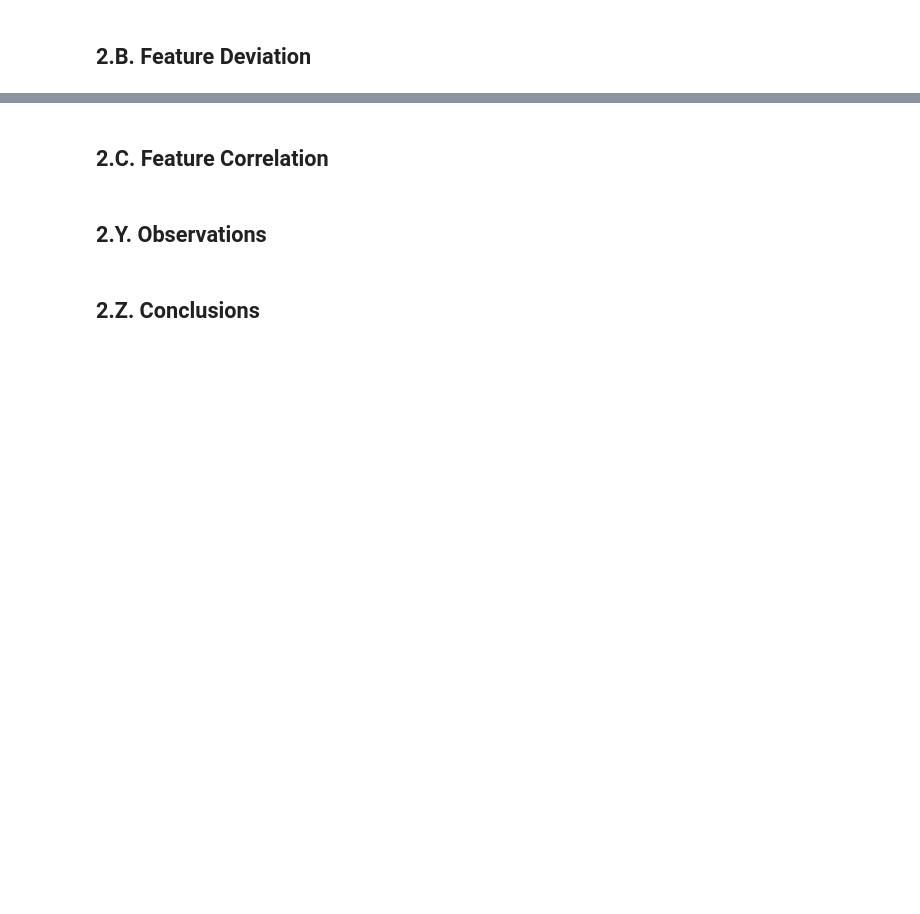
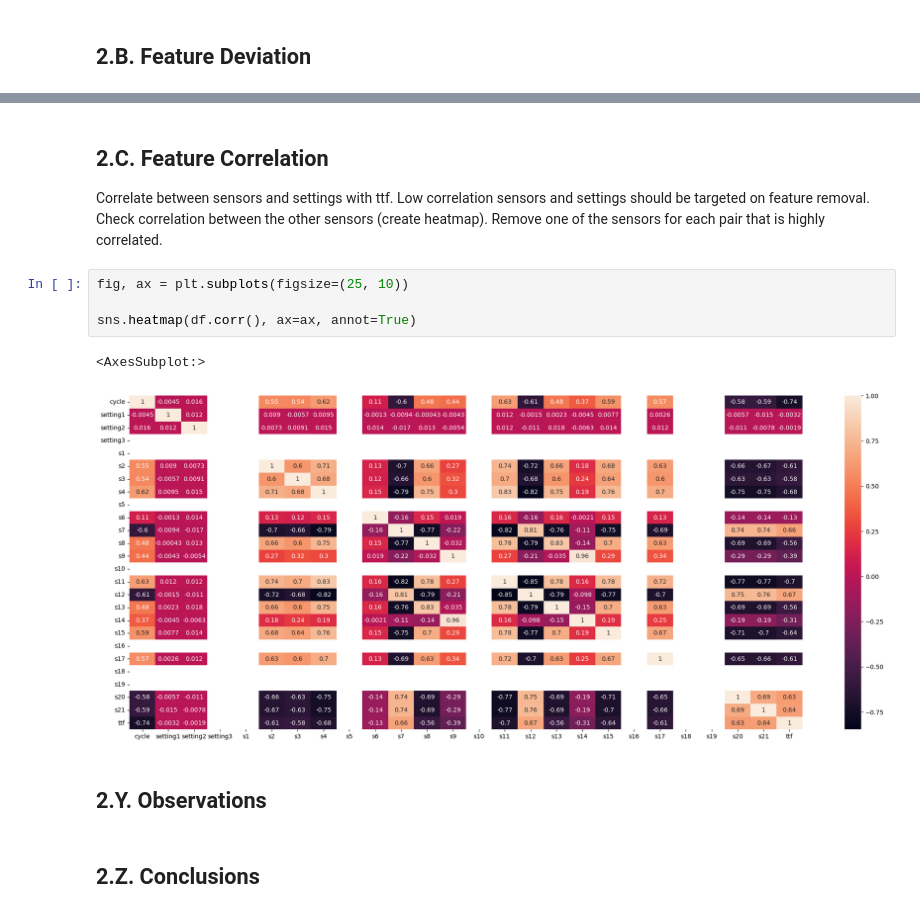
Before and after one commit to xavier-santos/Challenge2-Team7-MEIA-2022-2023, a Jupyter notebook: Notebooks/Challenge 2 - Data Exploration and Normalization.ipynb, the cells around one changed output, grey strips where cells are left out. Cells and saved outputs as stored; diff of their text form; blank space fills up the shorter version.

Commit message:
Added feature deviation and correlation (scratch)

```diff
--- a/Notebooks/Challenge 2 - Data Exploration and Normalization.ipynb
+++ b/Notebooks/Challenge 2 - Data Exploration and Normalization.ipynb
@@ -63,5 +85,15 @@ Dropdown(index=1, options=('cycle', 'setting1', 'setting2', 'setting3', 's1', 's
 # %% [markdown]
 ## 2.C. Feature Correlation
+
+Correlate between sensors and settings with ttf. Low correlation sensors and settings should be targeted on feature removal.
+Check correlation between the other sensors (create heatmap). Remove one of the sensors for each pair that is highly correlated.
+# %%
+fig, ax = plt.subplots(figsize=(25, 10))
+
+sns.heatmap(df.corr(), ax=ax, annot=True)
+# %% [output]
+<AxesSubplot:>
+[figure, added]
 # %% [markdown]
 ## 2.Y. Observations
 # %% [markdown]
```
Also changed, not shown: parts of 4 cells of this notebook.
